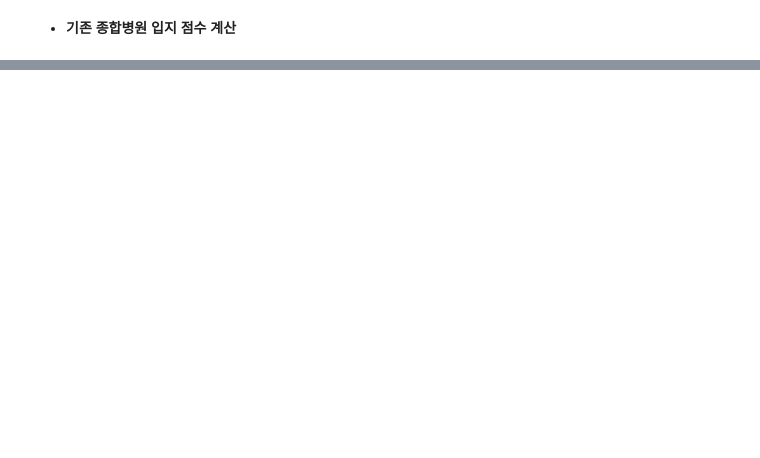
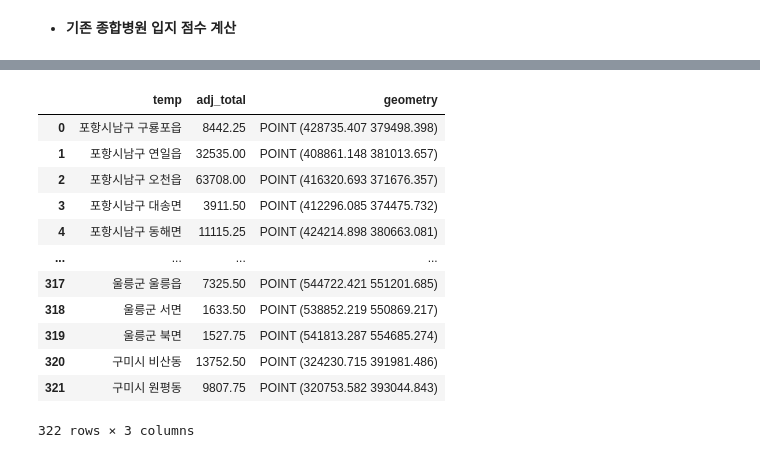
Before and after one commit to crpAsian/localmedi_project, a Jupyter notebook: 03. Scoring.ipynb, the cells around one changed output, grey strips where cells are left out. Cells and saved outputs as stored; diff of their text form; code cells hidden in the pictures; blank space fills up the shorter version.

```diff
--- a/03. Scoring.ipynb
+++ b/03. Scoring.ipynb
@@ -84,0 +215,4 @@ umd_pops.head(1)
+# %%
+umd_centroids = gpd.GeoDataFrame(umd_pops[['temp', 'adj_total']], geometry=umd_pops.centroid)
+umd_centroids = umd_centroids.to_crs(epsg=5186)
+umd_centroids.head()
@@ -84,0 +254,16 @@ umd_pops.head(1)
+# %%
+umd_centroids
+# %% [output]
+|  | temp | adj_total | geometry |
+| 0 | 포항시남구 구룡포읍 | 8442.25 | POINT (428735.407 379498.398) |
+| 1 | 포항시남구 연일읍 | 32535.00 | POINT (408861.148 381013.657) |
+| 2 | 포항시남구 오천읍 | 63708.00 | POINT (416320.693 371676.357) |
+| 3 | 포항시남구 대송면 | 3911.50 | POINT (412296.085 374475.732) |
+| 4 | 포항시남구 동해면 | 11115.25 | POINT (424214.898 380663.081) |
+| ... | ... | ... | ... |
+| 317 | 울릉군 울릉읍 | 7325.50 | POINT (544722.421 551201.685) |
+| 318 | 울릉군 서면 | 1633.50 | POINT (538852.219 550869.217) |
+| 319 | 울릉군 북면 | 1527.75 | POINT (541813.287 554685.274) |
+| 320 | 구미시 비산동 | 13752.50 | POINT (324230.715 391981.486) |
+| 321 | 구미시 원평동 | 9807.75 | POINT (320753.582 393044.843) |
+322 rows × 3 columns
```
Also changed, not shown: parts of 28 cells of this notebook.
